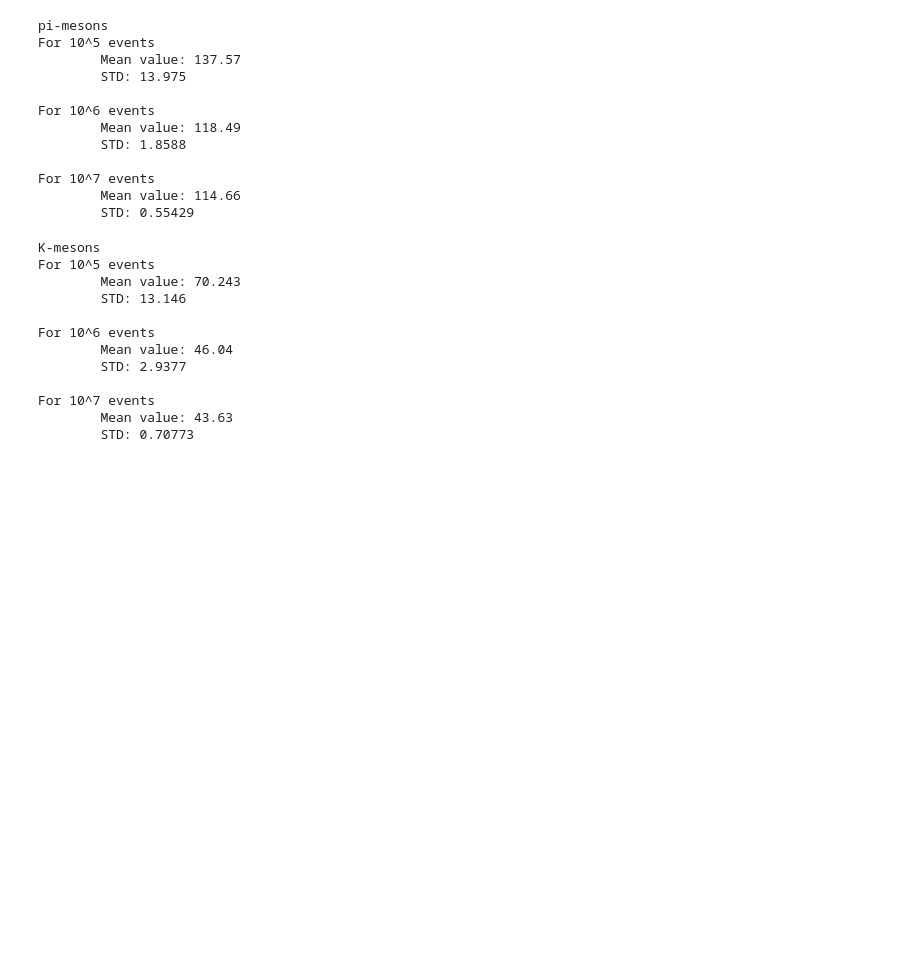
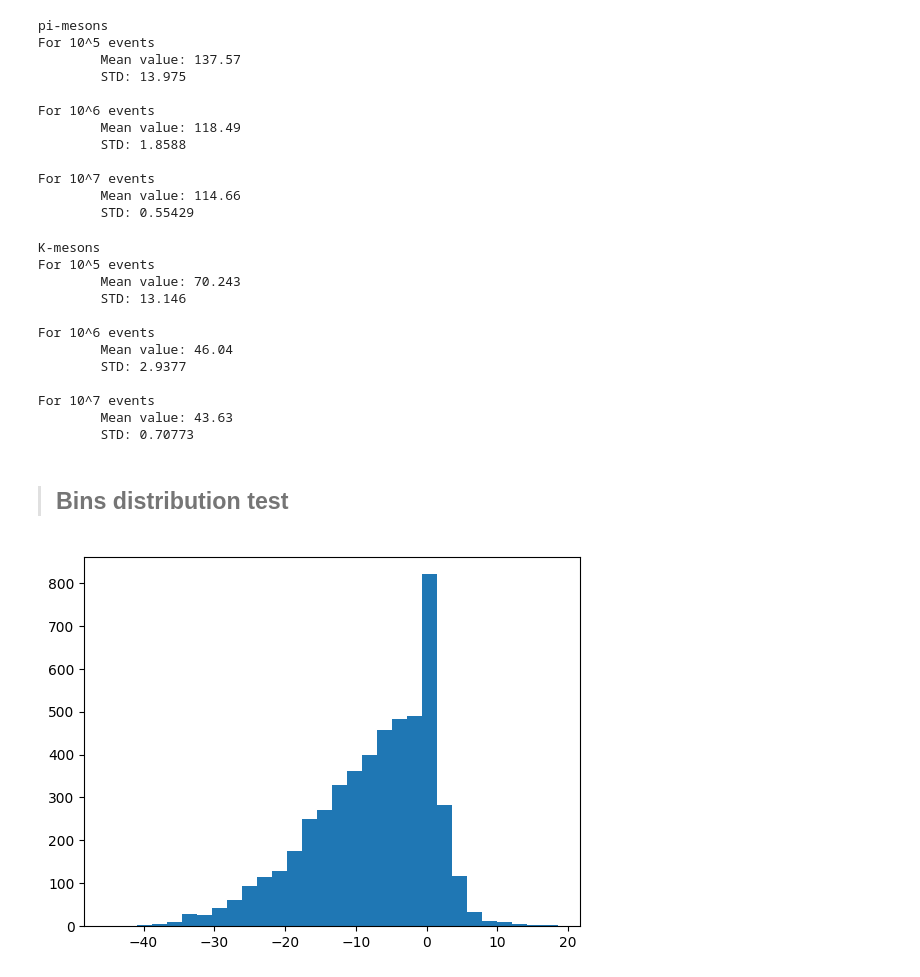
Before and after one commit to Art-1313/particles, a Jupyter notebook: lib/test.ipynb, the cells around one changed output. Cells and saved outputs as stored; diff of their text form; code cells hidden in the pictures; blank space fills up the shorter version.

```diff
--- a/lib/test.ipynb
+++ b/lib/test.ipynb
@@ -196,3 +198,9 @@ For 10^6 events
 For 10^7 events
         Mean value: 43.63
         STD: 0.70773
+# %% [markdown]
+> ## Bins distribution test
+# %%
+def f(y_hat, y, y_hat_err, y_err):
+
+    return (y_hat - y) / (y_hat_err ** 2 + y_err ** 2) ** 0.5
@@ -198,0 +209,14 @@ For 10^7 events
+# %%
+per_bin_reses = []
+
+for i in range(20):
+
+    data, sigma = generator.generate(n_events, inst, bins)
+    xsect, err = generator.xsect_calc(data, sigma, n_events, bins)
+    res = generator.calc_metric(f, xsect, err, refs[211], bins, 211)
+
+    per_bin_reses.append(res)
+# %%
+plt.hist(np.concatenate(per_bin_reses), bins=30);
+# %% [output]
+[figure, added]
```
Also changed, not shown: parts of 8 cells of this notebook.
